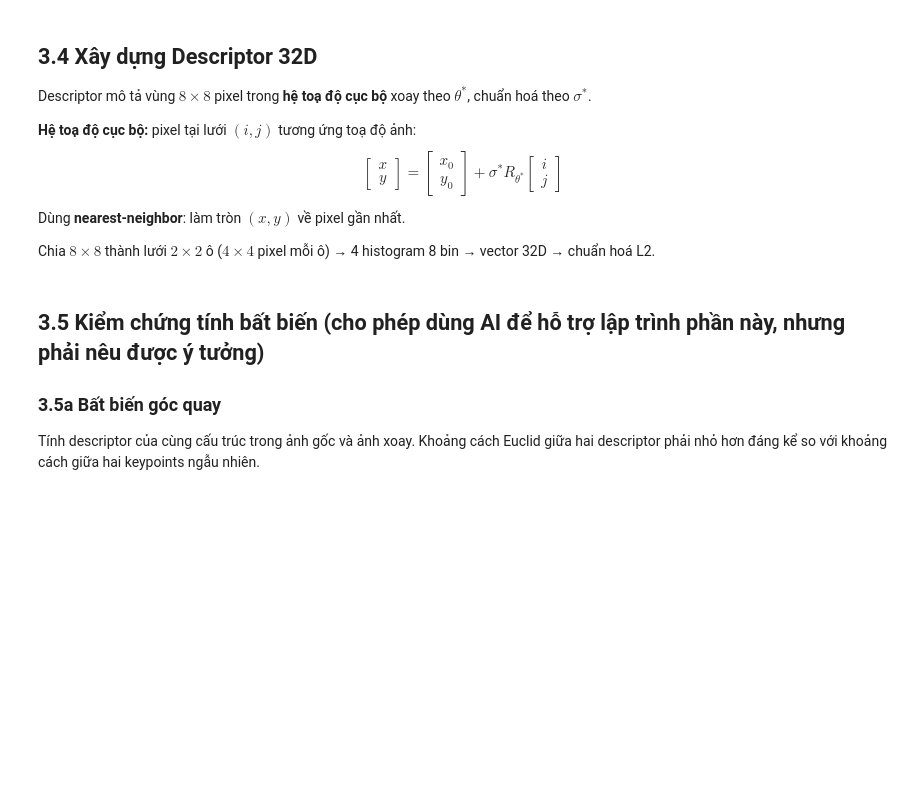
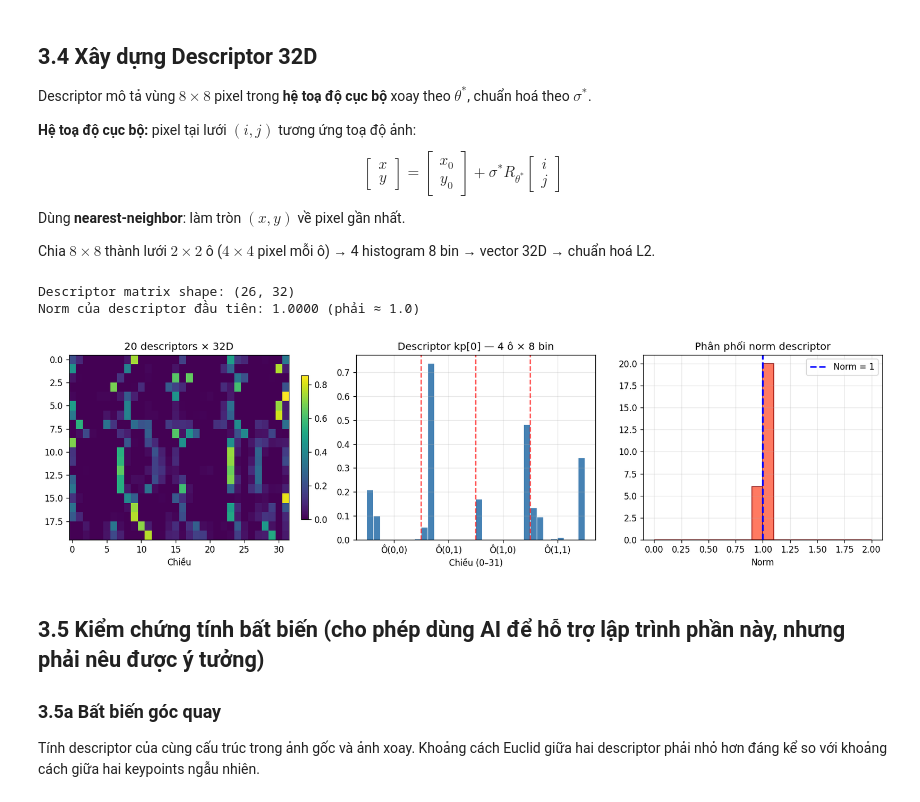
Before and after one commit to WangJung14/computer_vision, a Jupyter notebook: Week 3/assignment_starter-2.ipynb, the cells around one changed output. Cells and saved outputs as stored; diff of their text form; code cells hidden in the pictures; blank space fills up the shorter version.

```diff
--- a/Week 3/assignment_starter-2.ipynb
+++ b/Week 3/assignment_starter-2.ipynb
@@ -1238,3 +1162,40 @@ def assign_orientations(keypoints, gaussians, sigmas, n_bins=36):
+# %%
+def assign_orientations(keypoints, gaussians, sigmas, n_bins=36):
+    """Gán hướng chủ đạo cho mỗi keypoint."""
+    bin_width = 360.0 / n_bins
+    result = []
+
+    for kp in keypoints:
+        oct_idx = kp['oct']
+        layer = kp['layer']
+        r0, c0 = kp['r'], kp['c']
+        sigma_s = kp['sigma']
+        L = gaussians[oct_idx][min(layer + 1, len(gaussians[oct_idx]) - 1)]
+        H, W = L.shape
+        radius = int(np.ceil(4.5 * sigma_s))
+        sigma_w = 1.5 * sigma_s
+        histogram = np.zeros(n_bins, dtype=np.float64)
+
+        for r in range(max(1, r0 - radius), min(H - 1, r0 + radius + 1)):
+            for c in range(max(1, c0 - radius), min(W - 1, c0 + radius + 1)):
+                dr, dc = r - r0, c - c0
+                if dr*dr + dc*dc > radius*radius:
+                    continue
+                gx = L[r, c + 1] - L[r, c - 1]
+                gy = L[r + 1, c] - L[r - 1, c]
+                mag = np.hypot(gx, gy)
+                if mag == 0:
+                    continue
+                theta = (np.degrees(np.arctan2(gy, gx)) + 360.0) % 360.0
+                weight = np.exp(-(dr*dr + dc*dc) / (2 * sigma_w * sigma_w))
+                bin_idx = int(theta // bin_width) % n_bins
+                histogram[bin_idx] += weight * mag
+
+        histogram = (np.roll(histogram, 1) + histogram + np.roll(histogram, -1)) / 3.0
+        theta_star = ((int(np.argmax(histogram)) + 0.5) * bin_width) % 360.0
+        result.append({**kp, 'theta': theta_star, 'histogram': histogram})
+
+    return result
 # %%
 keypoints_oriented = assign_orientations(keypoints, gaussians, sigmas)
 print(f'Keypoints với hướng: {len(keypoints_oriented)}')
@@ -1332,35 +1297,40 @@ def compute_descriptors(keypoints_oriented, gaussians, sigmas,
 # %%
 descriptors = compute_descriptors(keypoints_oriented, gaussians, sigmas)
 print(f'Descriptor matrix shape: {descriptors.shape}')
 print(f'Norm của descriptor đầu tiên: {np.linalg.norm(descriptors[0]):.4f} (phải ≈ 1.0)')
-
+# print(norms[:20])
+# print(np.unique(norms))
 # Visualise descriptor
 if len(descriptors) > 0:
     fig, axes = plt.subplots(1, 3, figsize=(14, 4))
 
     # Heatmap ma trận descriptor
     n_show = min(20, len(descriptors))
     im = axes[0].imshow(descriptors[:n_show], cmap='viridis', aspect='auto')
     axes[0].set_title(f'{n_show} descriptors × 32D'); axes[0].set_xlabel('Chiều')
     plt.colorbar(im, ax=axes[0], fraction=0.03)
 
     # Bar chart descriptor đầu tiên
     axes[1].bar(range(32), descriptors[0], color='steelblue', width=0.9)
     for b in range(1, 4):  # ranh giới 4 ô
         axes[1].axvline(b*8 - 0.5, color='red', lw=1.5, ls='--', alpha=0.7)
     axes[1].set_title('Descriptor kp[0] — 4 ô × 8 bin')
     axes[1].set_xlabel('Chiều (0–31)'); axes[1].grid(True, alpha=0.3)
     axes[1].set_xticks([3.5, 11.5, 19.5, 27.5])
     axes[1].set_xticklabels(['Ô(0,0)', 'Ô(0,1)', 'Ô(1,0)', 'Ô(1,1)'])
 
     # Phân phối norm
     norms = np.linalg.norm(descriptors, axis=1)
-    axes[2].hist(norms, bins=20, color='tomato', edgecolor='darkred', alpha=0.85)
+    axes[2].hist(norms, bins=20, range=(0.0, 2.0), color='tomato', edgecolor='darkred', alpha=0.85)
     axes[2].set_title('Phân phối norm descriptor'); axes[2].set_xlabel('Norm')
     axes[2].axvline(1.0, color='blue', lw=2, ls='--', label='Norm = 1')
     axes[2].legend(); axes[2].grid(True, alpha=0.3)
 
     plt.tight_layout(); plt.show()
+# %% [output]
+Descriptor matrix shape: (26, 32)
+Norm của descriptor đầu tiên: 1.0000 (phải ≈ 1.0)
+[figure, added]
 # %% [markdown]
 ## 3.5 Kiểm chứng tính bất biến (cho phép dùng AI để hỗ trợ lập trình phần này, nhưng phải nêu được ý tưởng)
 
```
Also changed, not shown: parts of 16 cells of this notebook, 3 other files.
